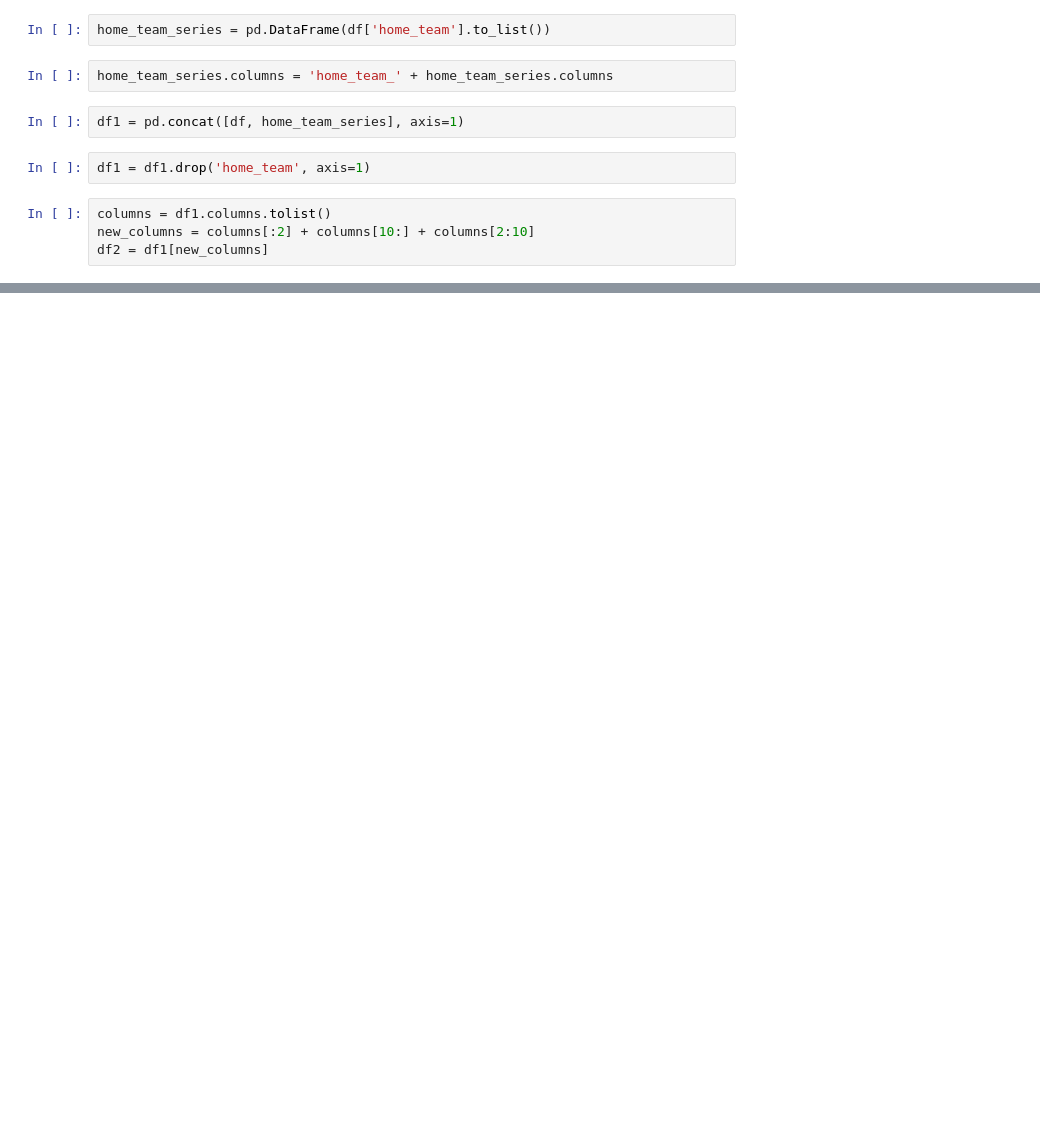
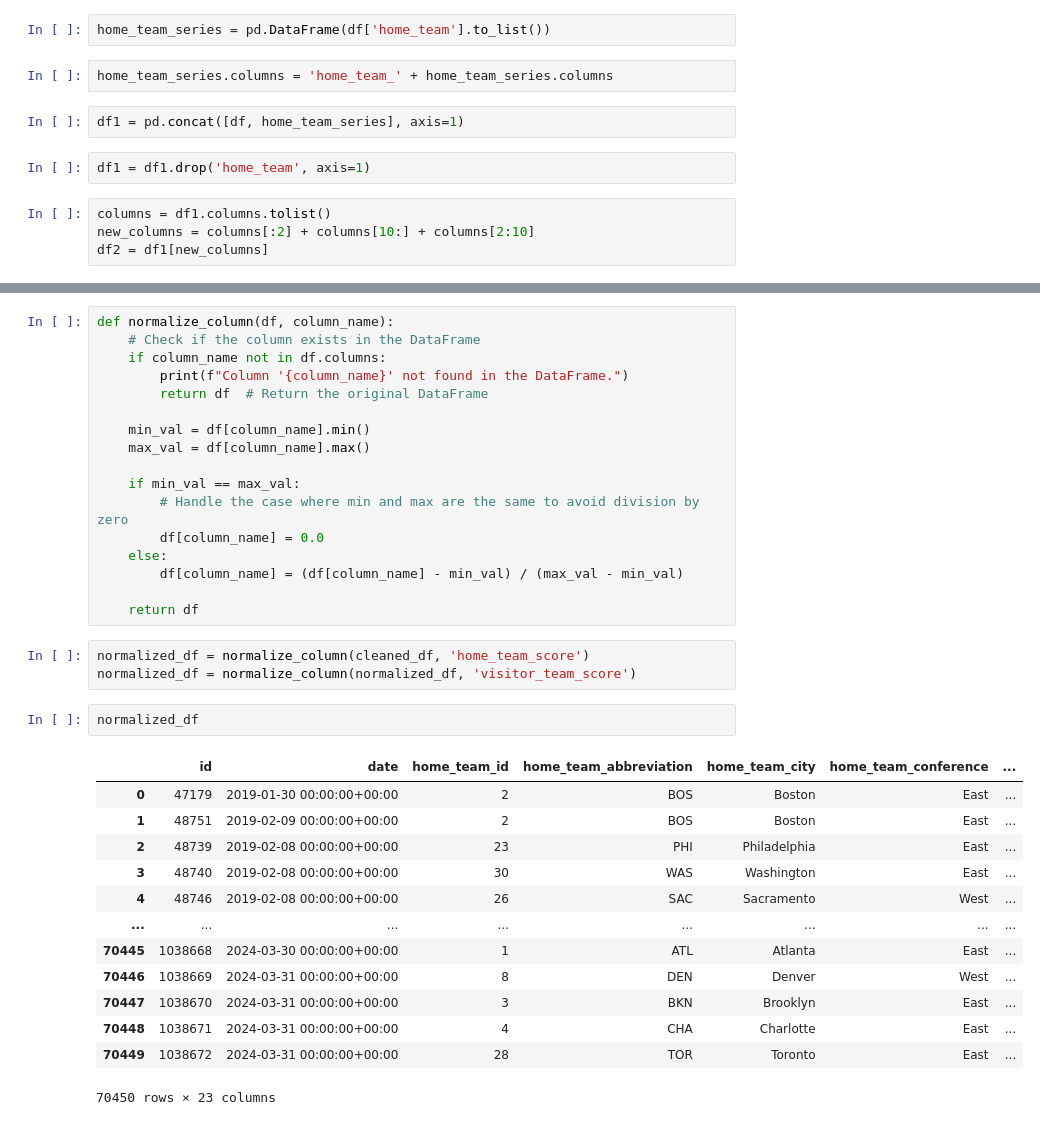
Before and after one commit to RyanCao2005/NBA-predictor, a Jupyter notebook: Games_API.ipynb, the cells around one changed output, grey strips where cells are left out. Saved outputs shown, nothing was run; the diff lists cells and outputs as text; blank space fills up the shorter version.

Commit message:
game data is now in a csv file, normalized some columns

```diff
--- a/Games_API.ipynb
+++ b/Games_API.ipynb
@@ -107,0 +106,36 @@ df3
+# %%
+def normalize_column(df, column_name):
+    # Check if the column exists in the DataFrame
+    if column_name not in df.columns:
+        print(f"Column '{column_name}' not found in the DataFrame.")
+        return df  # Return the original DataFrame
+
+    min_val = df[column_name].min()
+    max_val = df[column_name].max()
+
+    if min_val == max_val:
+        # Handle the case where min and max are the same to avoid division by zero
+        df[column_name] = 0.0
+    else:
+        df[column_name] = (df[column_name] - min_val) / (max_val - min_val)
+
+    return df
+# %%
+normalized_df = normalize_column(cleaned_df, 'home_team_score')
+normalized_df = normalize_column(normalized_df, 'visitor_team_score')
+# %%
+normalized_df
+# %% [output]
+|  | id | date | home_team_id | home_team_abbreviation | home_team_city | home_team_conference | ... |
+| 0 | 47179 | 2019-01-30 00:00:00+00:00 | 2 | BOS | Boston | East | ... |
+| 1 | 48751 | 2019-02-09 00:00:00+00:00 | 2 | BOS | Boston | East | ... |
+| 2 | 48739 | 2019-02-08 00:00:00+00:00 | 23 | PHI | Philadelphia | East | ... |
+| 3 | 48740 | 2019-02-08 00:00:00+00:00 | 30 | WAS | Washington | East | ... |
+| 4 | 48746 | 2019-02-08 00:00:00+00:00 | 26 | SAC | Sacramento | West | ... |
+| ... | ... | ... | ... | ... | ... | ... | ... |
+| 70445 | 1038668 | 2024-03-30 00:00:00+00:00 | 1 | ATL | Atlanta | East | ... |
+| 70446 | 1038669 | 2024-03-31 00:00:00+00:00 | 8 | DEN | Denver | West | ... |
+| 70447 | 1038670 | 2024-03-31 00:00:00+00:00 | 3 | BKN | Brooklyn | East | ... |
+| 70448 | 1038671 | 2024-03-31 00:00:00+00:00 | 4 | CHA | Charlotte | East | ... |
+| 70449 | 1038672 | 2024-03-31 00:00:00+00:00 | 28 | TOR | Toronto | East | ... |
+70450 rows × 23 columns
```
Also changed, not shown: parts of 7 cells of this notebook, 5 other files.
